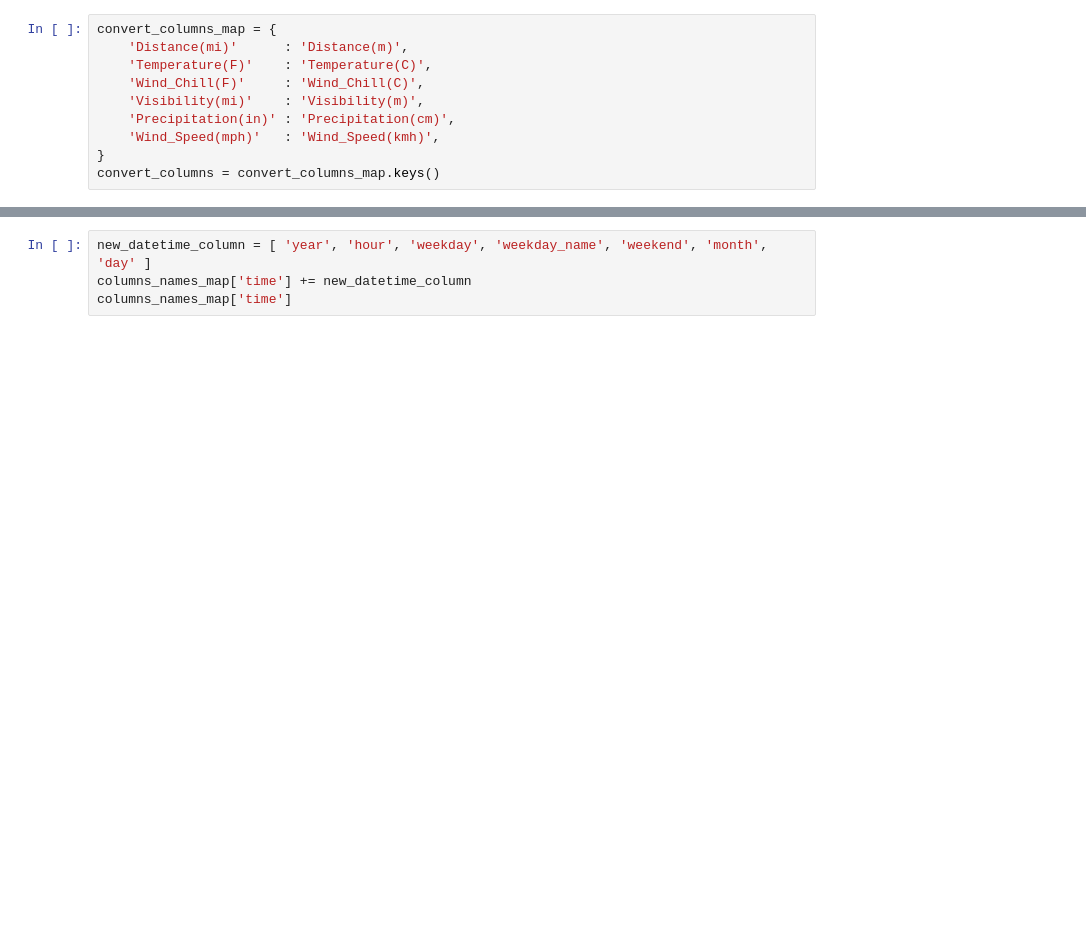
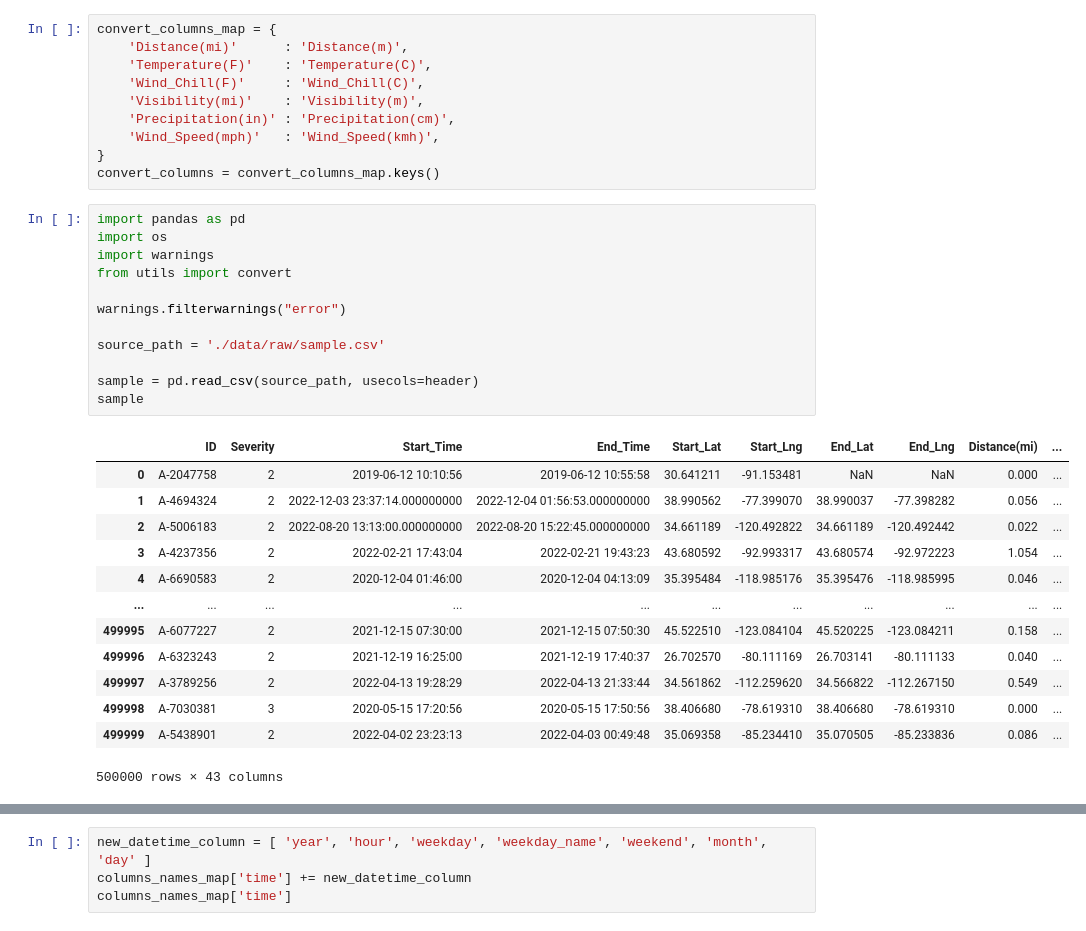
Before and after one commit to nguyenhy/US-accidents, a Jupyter notebook: preprocess.ipynb, the cells around one changed output, grey strips where cells are left out. Drawn from its saved outputs; the diff is of its cells as text; blank space fills up the shorter version.

```diff
--- a/preprocess.ipynb
+++ b/preprocess.ipynb
@@ -65,3 +65,29 @@ convert_columns_map = {
     'Wind_Speed(mph)'   : 'Wind_Speed(kmh)',
 }
 convert_columns = convert_columns_map.keys()
+# %%
+import pandas as pd
+import os
+import warnings
+from utils import convert
+
+warnings.filterwarnings("error")
+
+source_path = './data/raw/sample.csv'
+
+sample = pd.read_csv(source_path, usecols=header)
+sample
+# %% [output]
+|  | ID | Severity | Start_Time | End_Time | Start_Lat | Start_Lng | End_Lat | End_Lng | Distance(mi) | ... |
+| 0 | A-2047758 | 2 | 2019-06-12 10:10:56 | 2019-06-12 10:55:58 | 30.641211 | -91.153481 | NaN | NaN | 0.000 | ... |
+| 1 | A-4694324 | 2 | 2022-12-03 23:37:14.000000000 | 2022-12-04 01:56:53.000000000 | 38.990562 | -77.399070 | 38.990037 | -77.398282 | 0.056 | ... |
+| 2 | A-5006183 | 2 | 2022-08-20 13:13:00.000000000 | 2022-08-20 15:22:45.000000000 | 34.661189 | -120.492822 | 34.661189 | -120.492442 | 0.022 | ... |
+| 3 | A-4237356 | 2 | 2022-02-21 17:43:04 | 2022-02-21 19:43:23 | 43.680592 | -92.993317 | 43.680574 | -92.972223 | 1.054 | ... |
+| 4 | A-6690583 | 2 | 2020-12-04 01:46:00 | 2020-12-04 04:13:09 | 35.395484 | -118.985176 | 35.395476 | -118.985995 | 0.046 | ... |
+| ... | ... | ... | ... | ... | ... | ... | ... | ... | ... | ... |
+| 499995 | A-6077227 | 2 | 2021-12-15 07:30:00 | 2021-12-15 07:50:30 | 45.522510 | -123.084104 | 45.520225 | -123.084211 | 0.158 | ... |
+| 499996 | A-6323243 | 2 | 2021-12-19 16:25:00 | 2021-12-19 17:40:37 | 26.702570 | -80.111169 | 26.703141 | -80.111133 | 0.040 | ... |
+| 499997 | A-3789256 | 2 | 2022-04-13 19:28:29 | 2022-04-13 21:33:44 | 34.561862 | -112.259620 | 34.566822 | -112.267150 | 0.549 | ... |
+| 499998 | A-7030381 | 3 | 2020-05-15 17:20:56 | 2020-05-15 17:50:56 | 38.406680 | -78.619310 | 38.406680 | -78.619310 | 0.000 | ... |
+| 499999 | A-5438901 | 2 | 2022-04-02 23:23:13 | 2022-04-03 00:49:48 | 35.069358 | -85.234410 | 35.070505 | -85.233836 | 0.086 | ... |
+500000 rows × 43 columns
```
Also changed, not shown: parts of 3 cells of this notebook.
